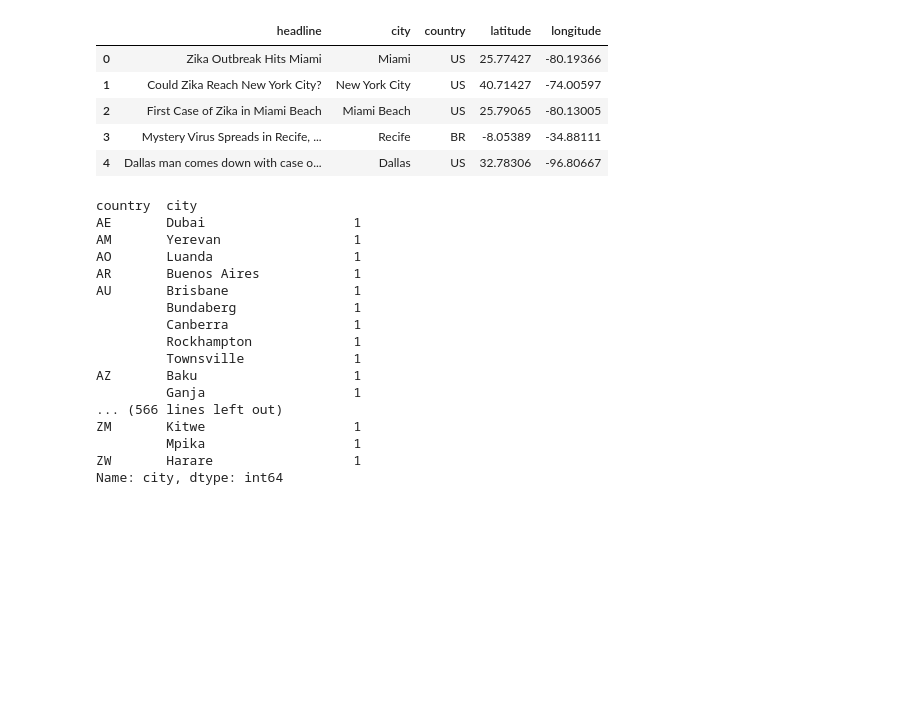
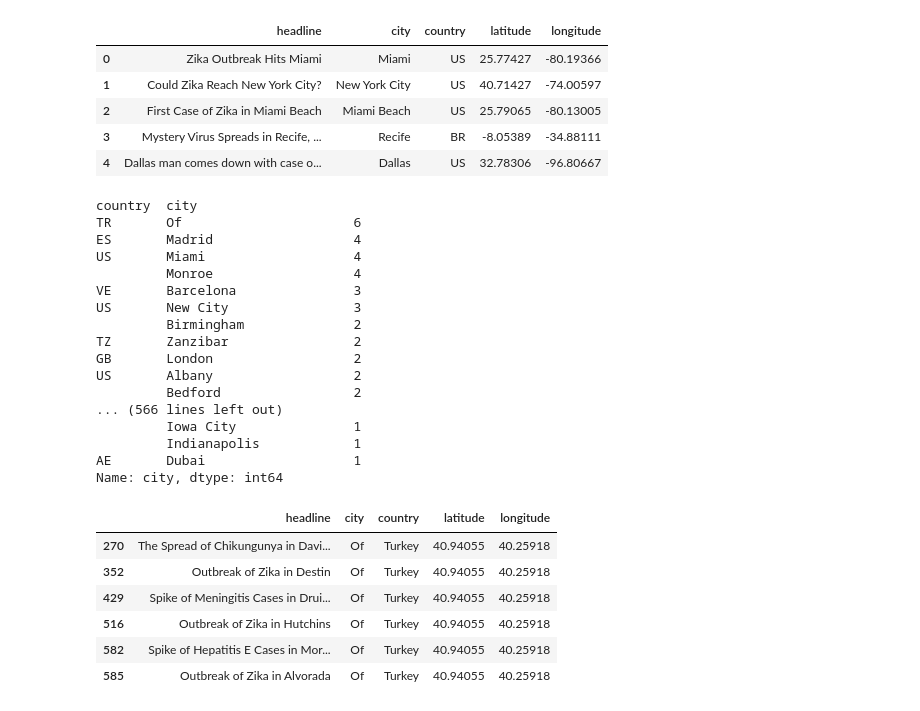
Before and after one commit to johnsonvino/discovering-disease-outbreaks, a Jupyter notebook: notebooks/AddingLatitudeandLongitudeCoordinates.ipynb, the cells around one changed output. Cells and saved outputs as stored; diff of their text form; code cells hidden in the pictures; blank space fills up the shorter version.

```diff
--- a/notebooks/AddingLatitudeandLongitudeCoordinates.ipynb
+++ b/notebooks/AddingLatitudeandLongitudeCoordinates.ipynb
@@ -92,22 +92,32 @@ headline_data.head()
 | 3 | Mystery Virus Spreads in Recife, ... | Recife | BR | -8.05389 | -34.88111 |
 | 4 | Dallas man comes down with case o... | Dallas | US | 32.78306 | -96.80667 |
 # %%
-headline_data.groupby('country')['city'].value_counts()
+headline_data.groupby('country')['city'].value_counts().sort_values(axis=0, ascending = False)
 # %% [output]
 country  city
+TR       Of                      6
+ES       Madrid                  4
+US       Miami                   4
+         Monroe                  4
+VE       Barcelona               3
+US       New City                3
+         Birmingham              2
+TZ       Zanzibar                2
+GB       London                  2
+US       Albany                  2
+         Bedford                 2
+... (566 lines left out)
+         Iowa City               1
+         Indianapolis            1
 AE       Dubai                   1
-AM       Yerevan                 1
-AO       Luanda                  1
-AR       Buenos Aires            1
-AU       Brisbane                1
-         Bundaberg               1
-         Canberra                1
-         Rockhampton             1
-         Townsville              1
-AZ       Baku                    1
-         Ganja                   1
-... (566 lines left out)
-ZM       Kitwe                   1
-         Mpika                   1
-ZW       Harare                  1
 Name: city, dtype: int64
+# %%
+df.loc[df['city'] == "Of"]
+# %% [output]
+|  | headline | city | country | latitude | longitude |
+| 270 | The Spread of Chikungunya in Davi... | Of | Turkey | 40.94055 | 40.25918 |
+| 352 | Outbreak of Zika in Destin | Of | Turkey | 40.94055 | 40.25918 |
+| 429 | Spike of Meningitis Cases in Drui... | Of | Turkey | 40.94055 | 40.25918 |
+| 516 | Outbreak of Zika in Hutchins | Of | Turkey | 40.94055 | 40.25918 |
+| 582 | Spike of Hepatitis E Cases in Mor... | Of | Turkey | 40.94055 | 40.25918 |
+| 585 | Outbreak of Zika in Alvorada | Of | Turkey | 40.94055 | 40.25918 |
```
Also changed, not shown: 1 other file.
